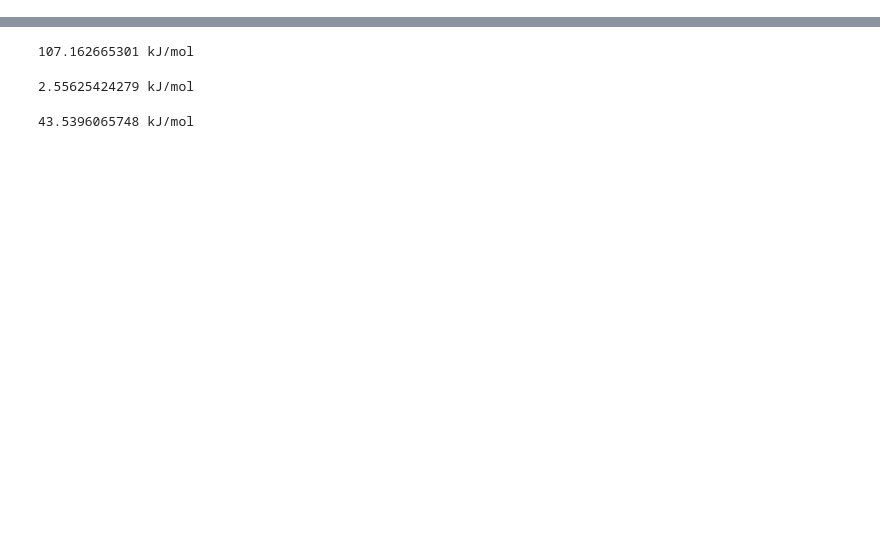
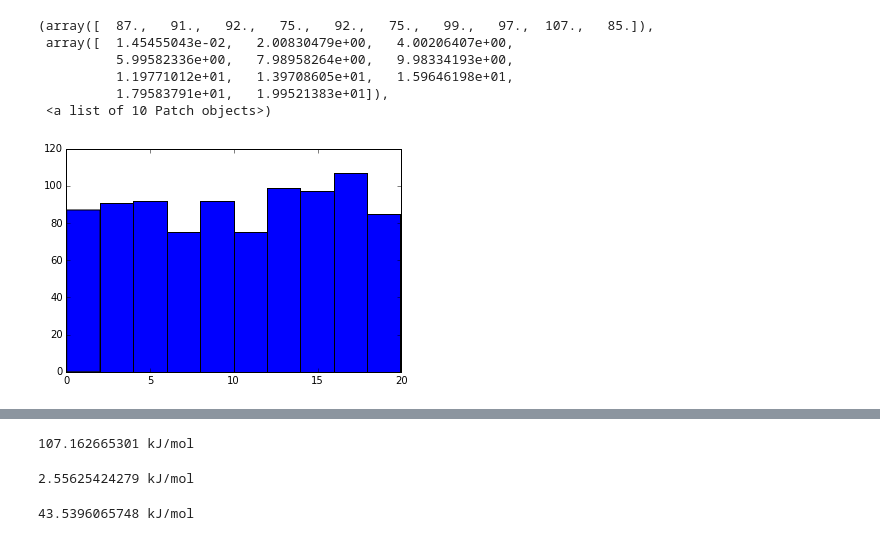
Before and after one commit to choderalab/torsionfit, a Jupyter notebook: examples/Example.ipynb, the cells around one changed output, grey strips where cells are left out. Saved outputs shown, nothing was run; the diff lists cells and outputs as text; code cells hidden in the pictures; blank space fills up the shorter version.

```diff
--- a/examples/Example.ipynb
+++ b/examples/Example.ipynb
@@ -11,0 +35,10 @@ param = CharmmParameterSet('../charmm_ff/top_all36_cgenff.rtf', '../charmm_ff/pa
+# %%
+plt.hist(mcmc.trace('CG251O_NG3C51_CG2R51_CG2R51_1_K')[:])
+# %% [output]
+(array([  87.,   91.,   92.,   75.,   92.,   75.,   99.,   97.,  107.,   85.]),
+ array([  1.45455043e-02,   2.00830479e+00,   4.00206407e+00,
+          5.99582336e+00,   7.98958264e+00,   9.98334193e+00,
+          1.19771012e+01,   1.39708605e+01,   1.59646198e+01,
+          1.79583791e+01,   1.99521383e+01]),
+ <a list of 10 Patch objects>)
+[figure, added]
```
Also changed, not shown: parts of 6 cells of this notebook.
